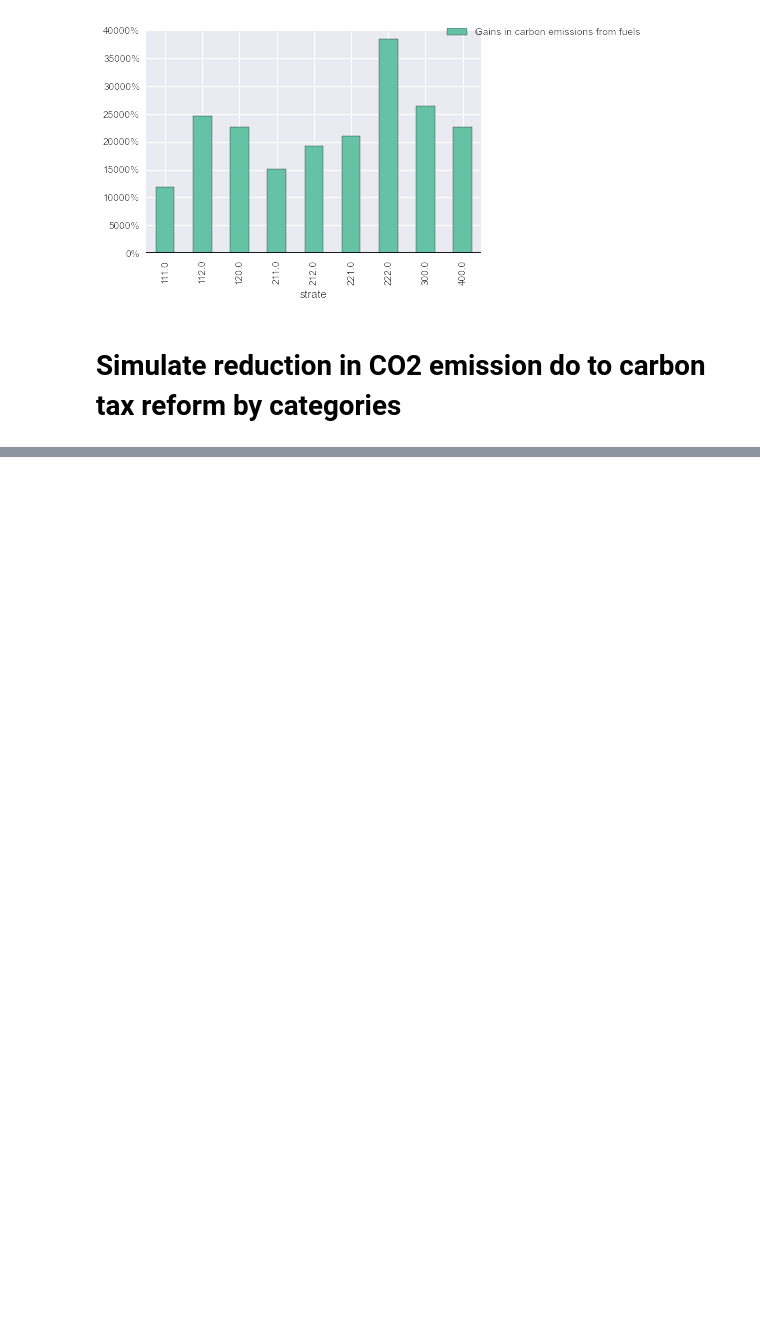
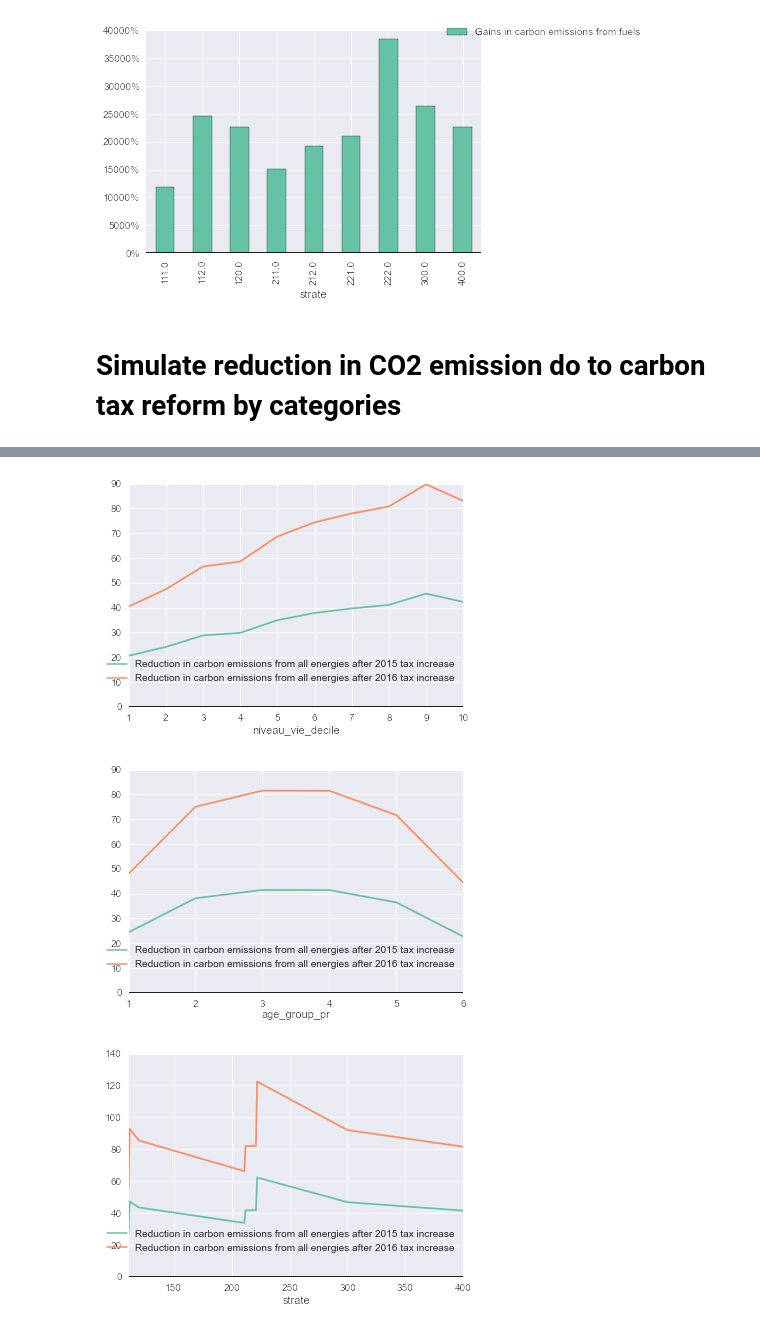
Before and after one commit to openfisca/openfisca-france-indirect-taxation, a Jupyter notebook: openfisca_france_indirect_taxation/examples/notebooks/Untitled Folder/co2_reduction_reforms.ipynb, the cells around one changed output, grey strips where cells are left out. Cells and saved outputs as stored; diff of their text form; code cells hidden in the pictures; blank space fills up the shorter version.

```diff
--- a/openfisca_france_indirect_taxation/examples/notebooks/Untitled Folder/co2_reduction_reforms.ipynb
+++ b/openfisca_france_indirect_taxation/examples/notebooks/Untitled Folder/co2_reduction_reforms.ipynb
@@ -96,0 +102,40 @@ KeyError: 'difference_emissions_CO2_energies_taxe_carbone'
+# %%
+# Sélection des variables utilisées pour la simulation
+
+inflators_by_year = get_inflators_by_year_energy(rebuild = False)
+year = 2014
+data_year = 2011
+elasticities = get_elasticities(data_year)
+inflation_kwargs = dict(inflator_by_variable = inflators_by_year[year])
+del inflation_kwargs['inflator_by_variable']['somme_coicop12']
+
+simulated_variables = ['difference_emissions_CO2_energies_cce_2014_2015', 'difference_emissions_CO2_energies_cce_2014_2016']
+
+survey_scenario = SurveyScenario.create(
+    elasticities = elasticities,
+    inflation_kwargs = inflation_kwargs,
+    reform_key = 'contribution_climat_energie_reforme',
+    year = year,
+    data_year = data_year
+    )
+
+for category in ['niveau_vie_decile', 'age_group_pr', 'strate']:
+    pivot_table = pandas.DataFrame()
+    for values in simulated_variables:
+        pivot_table = pandas.concat([
+            pivot_table,
+            survey_scenario.compute_pivot_table(values = [values], columns = ['{}'.format(category)])
+            ])
+    df = pivot_table.T
+    df.rename(columns = {'difference_emissions_CO2_energies_cce_2014_2015':
+                         'Reduction in carbon emissions from all energies after 2015 tax increase',
+                        'difference_emissions_CO2_energies_cce_2014_2016':
+                         'Reduction in carbon emissions from all energies after 2016 tax increase'},
+        inplace = True)
+
+    # Réalisation de graphiques
+    graph_builder_line(df)
+# %% [output]
+[figure, added]
+[figure, added]
+[figure, added]
```
Also changed, not shown: parts of 4 cells of this notebook, 2 other files.
